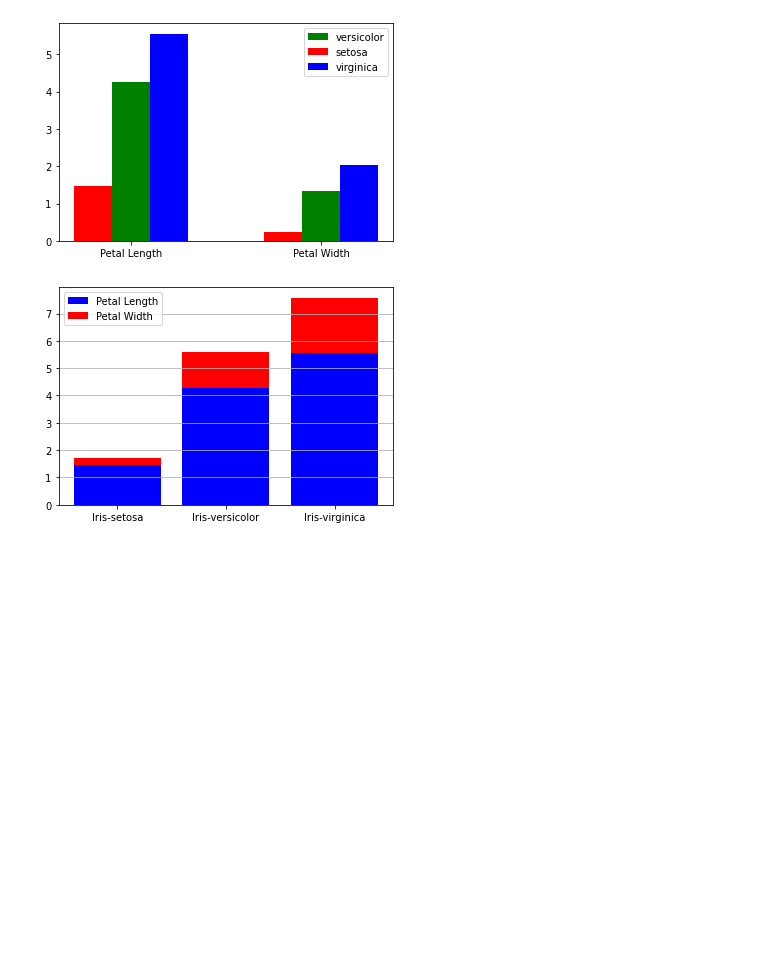
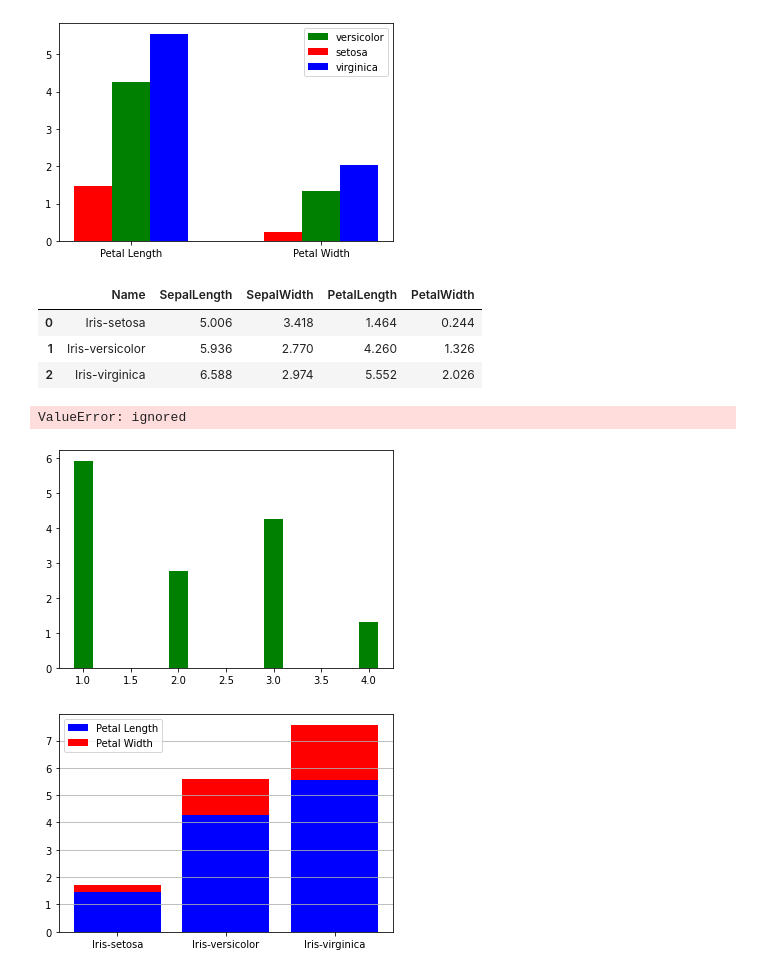
Before and after one commit to Chanakarn06/data_viz_2022, a Jupyter notebook: DataViz04_Data_Comparison.ipynb, the cells around one changed output. Cells and saved outputs as stored; diff of their text form; code cells hidden in the pictures; blank space fills up the shorter version.

```diff
--- a/DataViz04_Data_Comparison.ipynb
+++ b/DataViz04_Data_Comparison.ipynb
@@ -320,6 +320,24 @@ plt.xticks([1,2], ['Petal Length','Petal Width'])
 plt.legend();
 # %% [output]
 [figure]
+# %%
+sample_data.reset_index()
+# %% [output]
+|  | Name | SepalLength | SepalWidth | PetalLength | PetalWidth |
+| 0 | Iris-setosa | 5.006 | 3.418 | 1.464 | 0.244 |
+| 1 | Iris-versicolor | 5.936 | 2.770 | 4.260 | 1.326 |
+| 2 | Iris-virginica | 6.588 | 2.974 | 5.552 | 2.026 |
+# %%
+width = 0.2
+
+plt.bar([1,2,3,4],[sample_data['SepalLength'][1],sample_data['SepalWidth'][1],sample_data['PetalLength'][1],sample_data['PetalWidth'][1]],width,color='g',label='setosa') #ดอกที่ 2 versicolor
+plt.bar([1-width, 2-width],[sample_data['SepalLength'][0],sample_data['SepalWidth'][0],sample_data['PetalLength'][0],sample_data['PetalWidth'][0]],width,color='r',label='versicolor') #ดอกที่ 1 setosa ขยับซ้าย
+plt.bar([1+width, 2+width][sample_data['SepalLength'][2],sample_data['SepalWidth'][2],sample_data['PetalLength'][2],sample_data['PetalWidth'][2]],width,color='b',label='virginica')
+plt.xticks([1,2,3,4],['SepalLength','SepalWidth','PetalLength','PetalWidth'])
+plt.legend();
+# %% [output]
+ValueError: ignored
+[figure, added]
 # %%
 plt.bar([1,2,3],sample_data['PetalLength'],color='b',label='Petal Length')
 plt.bar([1,2,3],sample_data['PetalWidth'],bottom=sample_data['PetalLength'],color='r',label='Petal Width')
```
